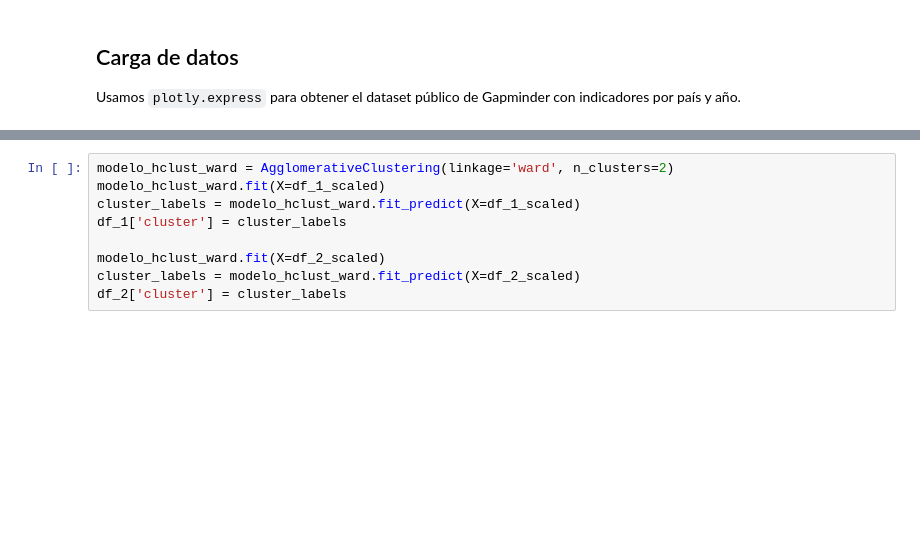
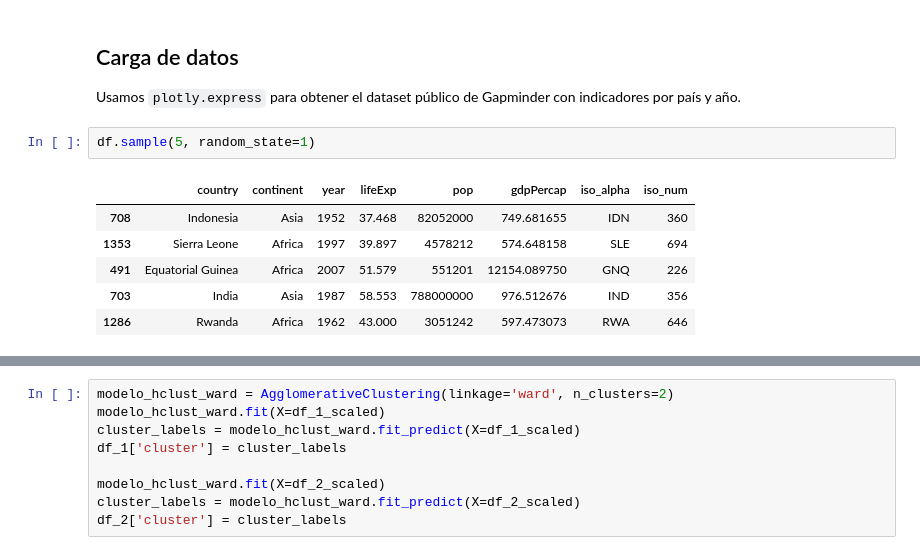
Before and after one commit to jogarman/clasification-for-CAPGEMINI, a Jupyter notebook: clustering.ipynb, the cells around one changed output, grey strips where cells are left out. Saved outputs shown, nothing was run; the diff lists cells and outputs as text; blank space fills up the shorter version.

```diff
--- a/clustering.ipynb
+++ b/clustering.ipynb
@@ -37,3 +38,12 @@ print(df.head())
 ## Carga de datos
 
 Usamos `plotly.express` para obtener el dataset público de Gapminder con indicadores por país y año.
+# %%
+df.sample(5, random_state=1)
+# %% [output]
+|  | country | continent | year | lifeExp | pop | gdpPercap | iso_alpha | iso_num |
+| 708 | Indonesia | Asia | 1952 | 37.468 | 82052000 | 749.681655 | IDN | 360 |
+| 1353 | Sierra Leone | Africa | 1997 | 39.897 | 4578212 | 574.648158 | SLE | 694 |
+| 491 | Equatorial Guinea | Africa | 2007 | 51.579 | 551201 | 12154.089750 | GNQ | 226 |
+| 703 | India | Asia | 1987 | 58.553 | 788000000 | 976.512676 | IND | 356 |
+| 1286 | Rwanda | Africa | 1962 | 43.000 | 3051242 | 597.473073 | RWA | 646 |
```
Also changed, not shown: parts of 41 cells of this notebook, 1 other file.
